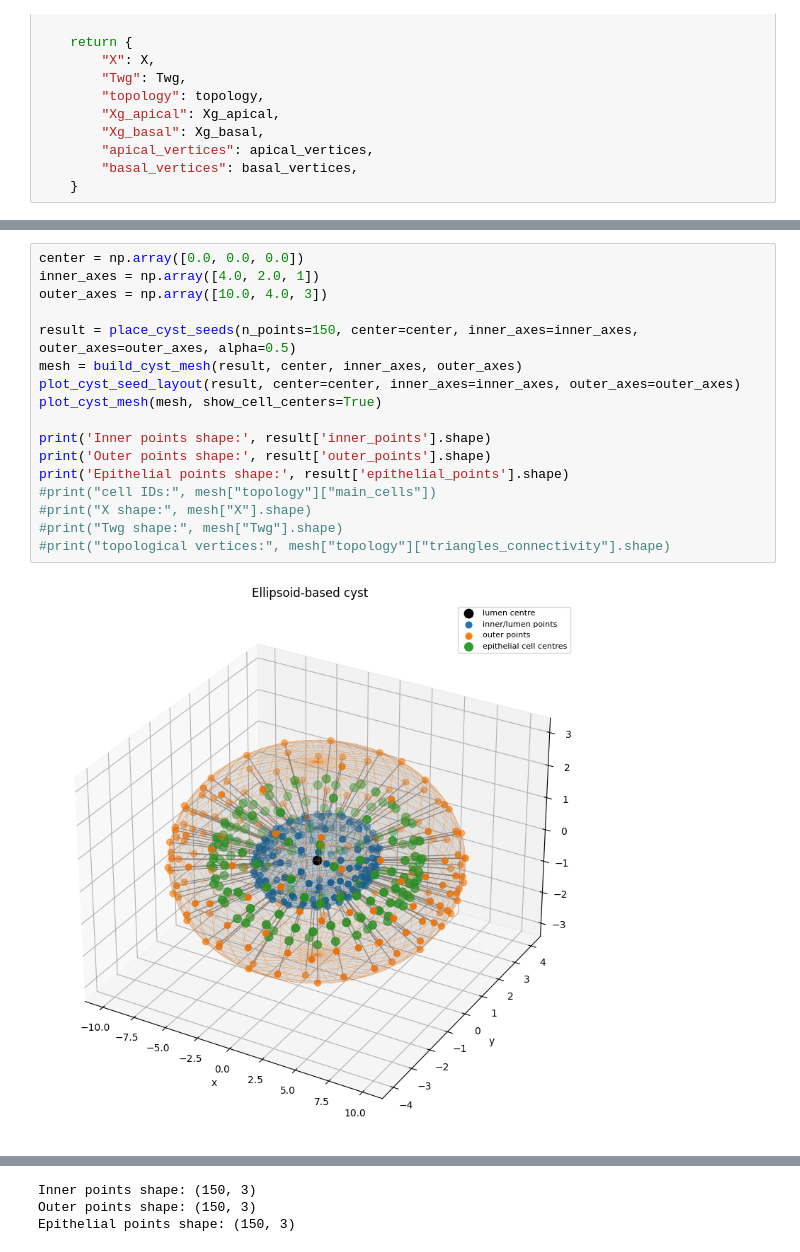
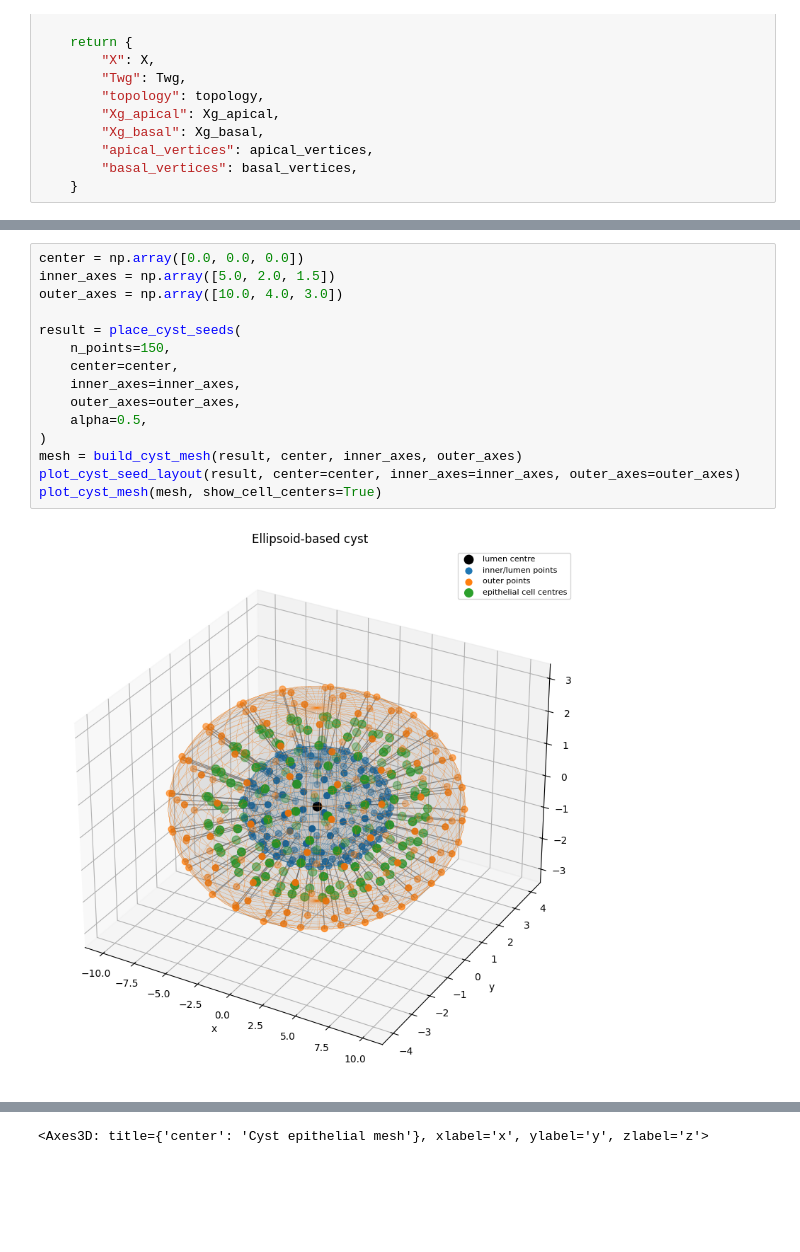
Before and after one commit to Pablo1990/pyVertexModel, a Jupyter notebook: src/pyVertexModel/cyst_seed_prototype.ipynb, the cells around one changed output, grey strips where cells are left out. Drawn from its saved outputs; the diff is of its cells as text; blank space fills up the shorter version.

```diff
--- a/src/pyVertexModel/cyst_seed_prototype.ipynb
+++ b/src/pyVertexModel/cyst_seed_prototype.ipynb
@@ -470,19 +569,17 @@ def build_cyst_mesh(result, center, inner_axes, outer_axes):
 # %%
 center = np.array([0.0, 0.0, 0.0])
-inner_axes = np.array([4.0, 2.0, 1])
-outer_axes = np.array([10.0, 4.0, 3])
+inner_axes = np.array([5.0, 2.0, 1.5])
+outer_axes = np.array([10.0, 4.0, 3.0])
 
-result = place_cyst_seeds(n_points=150, center=center, inner_axes=inner_axes, outer_axes=outer_axes, alpha=0.5)
+result = place_cyst_seeds(
+    n_points=150,
+    center=center,
+    inner_axes=inner_axes,
+    outer_axes=outer_axes,
+    alpha=0.5,
+)
 mesh = build_cyst_mesh(result, center, inner_axes, outer_axes)
 plot_cyst_seed_layout(result, center=center, inner_axes=inner_axes, outer_axes=outer_axes)
 plot_cyst_mesh(mesh, show_cell_centers=True)
-
-print('Inner points shape:', result['inner_points'].shape)
-print('Outer points shape:', result['outer_points'].shape)
-print('Epithelial points shape:', result['epithelial_points'].shape)
-#print("cell IDs:", mesh["topology"]["main_cells"])
-#print("X shape:", mesh["X"].shape)
-#print("Twg shape:", mesh["Twg"].shape)
-#print("topological vertices:", mesh["topology"]["triangles_connectivity"].shape)
 # %% [output]
-[figure, old version]
+[figure, new version]
@@ -490,6 +587,4 @@ print('Epithelial points shape:', result['epithelial_points'].shape)
-Inner points shape: (150, 3)
-Outer points shape: (150, 3)
-Epithelial points shape: (150, 3)
+<Axes3D: title={'center': 'Cyst epithelial mesh'}, xlabel='x', ylabel='y', zlabel='z'>
 # %%
 check_spacing_uniformity(result["outer_points"], "outer (relaxed)")
 # %% [output]
```
Also changed, not shown: parts of 4 cells of this notebook.
